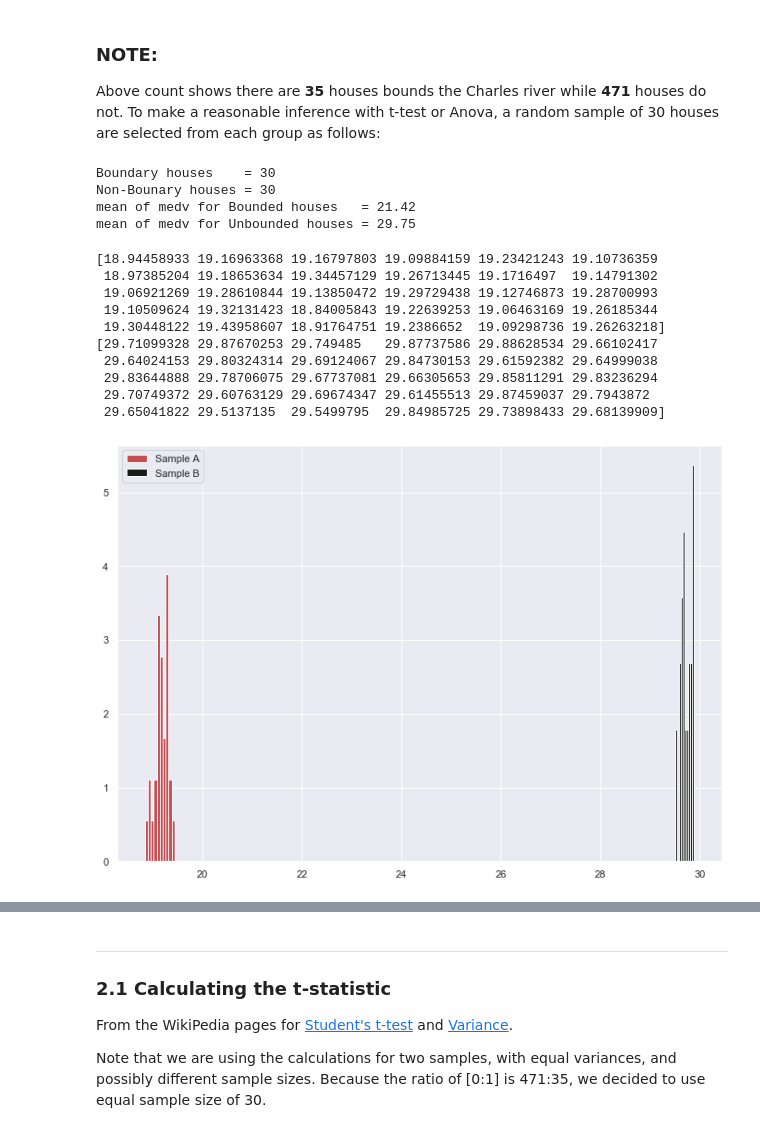
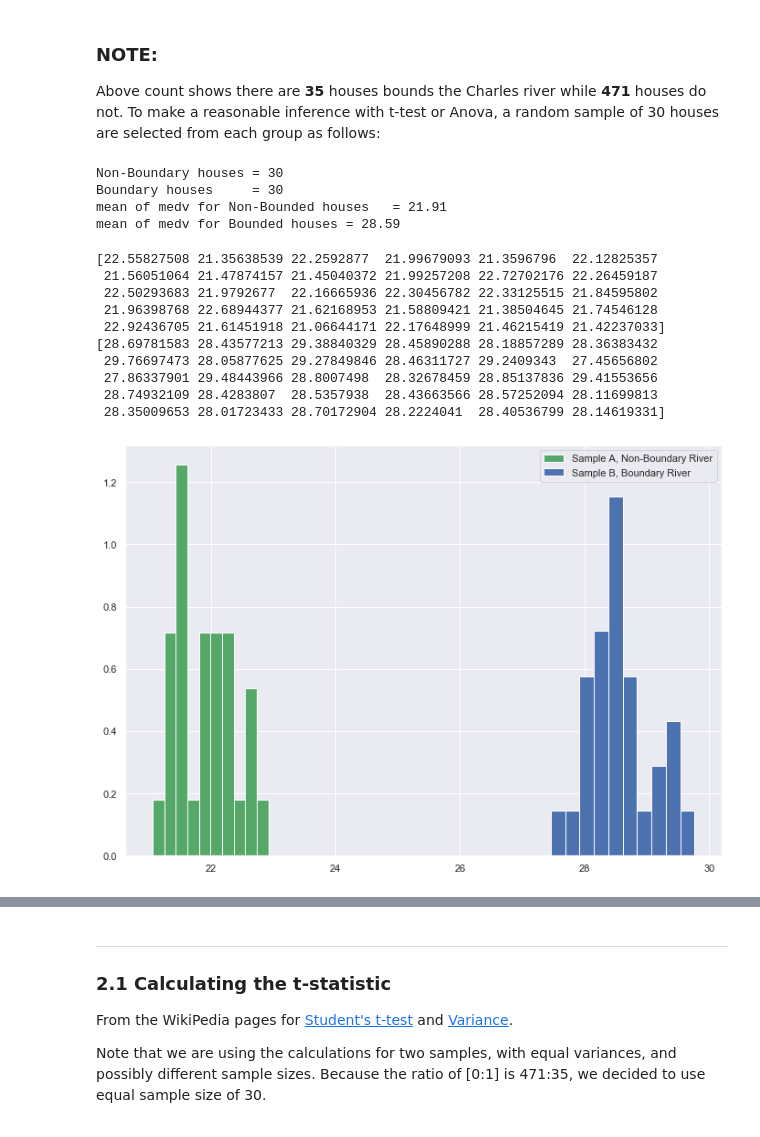
Before and after one commit to dewaledr/MLearning-Projects, a Jupyter notebook: Project_BostonHousePrices.ipynb, the cells around one changed output, grey strips where cells are left out. Drawn from its saved outputs; the diff is of its cells as text; code cells hidden in the pictures.

```diff
--- a/Project_BostonHousePrices.ipynb
+++ b/Project_BostonHousePrices.ipynb
@@ -488,25 +488,25 @@ dfr_1 = df3_1.iloc[rindex_1]
 # Count the samples.
 nA = dfr_0['chas'].count()
 nB = dfr_1['chas'].count()
-print(f'Boundary houses    = {nA}')
-print(f'Non-Bounary houses = {nB}')
+print(f'Non-Boundary houses = {nA}')
+print(f'Boundary houses     = {nB}')
 
 # Calculate the means.
 mA = dfr_0['medv'].sum() / nA
 mB = dfr_1['medv'].sum() / nB
 
 # Print to 2 decimal places
-print(f"mean of medv for Bounded houses   = {mA:.2f}")
-print(f"mean of medv for Unbounded houses = {mB:.2f}")
+print(f"mean of medv for Non-Bounded houses   = {mA:.2f}")
+print(f"mean of medv for Bounded houses = {mB:.2f}")
 # %% [output]
-Boundary houses    = 30
-Non-Bounary houses = 30
-mean of medv for Bounded houses   = 21.42
-mean of medv for Unbounded houses = 29.75
+Non-Boundary houses = 30
+Boundary houses     = 30
+mean of medv for Non-Bounded houses   = 21.91
+mean of medv for Bounded houses = 28.59
 # %%
 # Set parameters for two populations.
-popA = {'m': mA, 's': 0.10}
-popB = {'m': mB, 's': 0.10}
+popA = {'m': mA, 's': 0.50}
+popB = {'m': mB, 's': 0.50}
 
 # # Create two samples, one from each population.
 # # Create two samples, one from each population.
@@ -517,27 +517,25 @@ sampB = np.random.normal(popB['m'], popB['s'], 30)
 print(sampA)
 print(sampB)
 # %% [output]
-[18.94458933 19.16963368 19.16797803 19.09884159 19.23421243 19.10736359
- 18.97385204 19.18653634 19.34457129 19.26713445 19.1716497  19.14791302
- 19.06921269 19.28610844 19.13850472 19.29729438 19.12746873 19.28700993
- 19.10509624 19.32131423 18.84005843 19.22639253 19.06463169 19.26185344
- 19.30448122 19.43958607 18.91764751 19.2386652  19.09298736 19.26263218]
-[29.71099328 29.87670253 29.749485   29.87737586 29.88628534 29.66102417
- 29.64024153 29.80324314 29.69124067 29.84730153 29.61592382 29.64999038
- 29.83644888 29.78706075 29.67737081 29.66305653 29.85811291 29.83236294
- 29.70749372 29.60763129 29.69674347 29.61455513 29.87459037 29.7943872
- 29.65041822 29.5137135  29.5499795  29.84985725 29.73898433 29.68139909]
+[22.55827508 21.35638539 22.2592877  21.99679093 21.3596796  22.12825357
+ 21.56051064 21.47874157 21.45040372 21.99257208 22.72702176 22.26459187
+ 22.50293683 21.9792677  22.16665936 22.30456782 22.33125515 21.84595802
+ 21.96398768 22.68944377 21.62168953 21.58809421 21.38504645 21.74546128
+ 22.92436705 21.61451918 21.06644171 22.17648999 21.46215419 21.42237033]
+[28.69781583 28.43577213 29.38840329 28.45890288 28.18857289 28.36383432
+ 29.76697473 28.05877625 29.27849846 28.46311727 29.2409343  27.45656802
+ 27.86337901 29.48443966 28.8007498  28.32678459 28.85137836 29.41553656
+ 28.74932109 28.4283807  28.5357938  28.43663566 28.57252094 28.11699813
+ 28.35009653 28.01723433 28.70172904 28.2224041  28.40536799 28.14619331]
 # %%
 # Plot histograms of the two samples.
-plt.hist(sampA, density=True, color='r', label="Sample A")
-plt.hist(sampB, density=True, color='k', label="Sample B")
+plt.hist(sampA, density=True, color='g', label="Sample A, Non-Boundary River")
+plt.hist(sampB, density=True, color='b', label="Sample B, Boundary River")
 
-# plt.hist(sampA, density=True, color='r', alpha=0.25, label="Sample A")
-# plt.hist(sampB, density=True, color='k', alpha=0.25, label="Sample B")
 
 # Display a legend.
 plt.legend()
 plt.show()
 # %% [output]
-[figure, old version]
+[figure, new version]
 # %%
```
Also changed, not shown: parts of 17 cells of this notebook.
